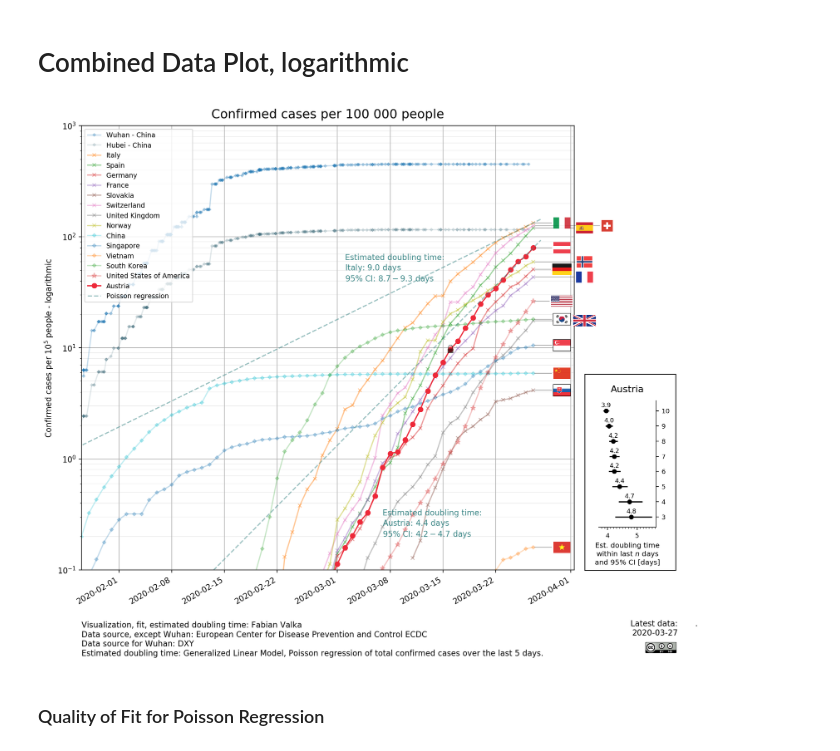
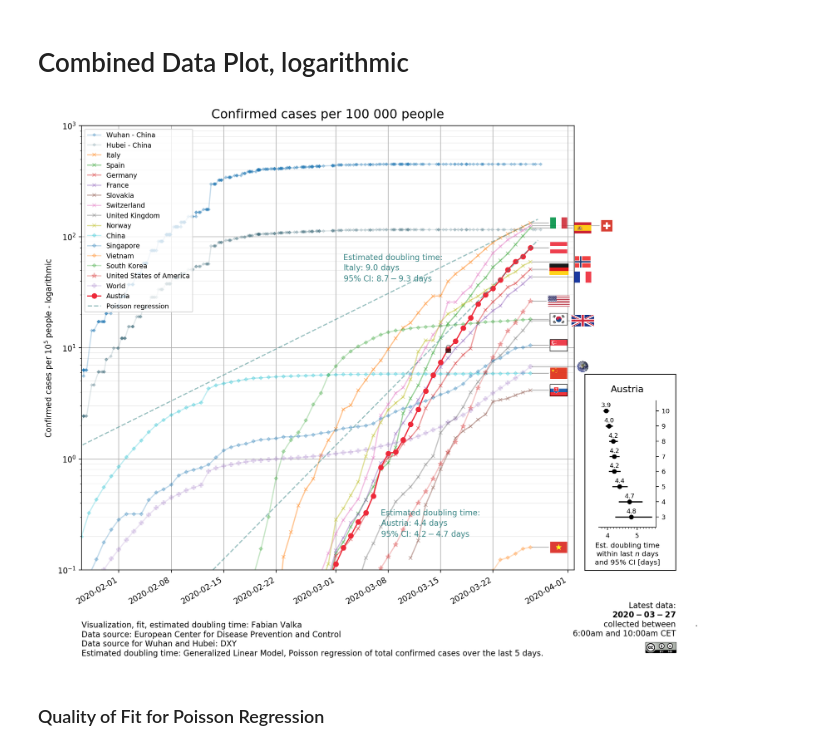
Before and after one commit to fvalka/covid19-austria-visualization, a Jupyter notebook: COVID-19 Daily Situation Report ECDC.ipynb, the cells around one changed output. Saved outputs shown, nothing was run; the diff lists cells and outputs as text; code cells hidden in the pictures.

Commit message:
Added world

```diff
--- a/COVID-19 Daily Situation Report ECDC.ipynb
+++ b/COVID-19 Daily Situation Report ECDC.ipynb
@@ -66,3 +53,6 @@ df_country_code = df.pivot(index='dateRep', columns='countriesAndTerritories', v
+# %%
+df_world = pd.DataFrame({'World': df_total.sum(axis=1)}, df_total.index)
+df_population["World"] = 7.8*10**9
 # %% [markdown]
 ## Loading Data from DXY
 
@@ -157,6 +147,7 @@ def get_per_capita(df, countries):
 get_per_capita(df_total, countries_europe).plot(ax=ax, style="-", alpha=0.45, marker="x", markersize=4.5)
 get_per_capita(df_total, countries_asia).plot(ax=ax, style="-", alpha=0.27, marker="D", markersize=2.9)
 get_per_capita(df_total, countries_americas).plot(ax=ax, style="-", alpha=0.27, marker="*", markersize=7.0)
+plt.plot(df_world.index, df_world['World']/(7.8*10**9)*10**5, "-", marker=r"P", alpha=0.18, markersize=5.0)
 plt.plot(get_per_capita(df_total, ["Austria"]), "o-", color="#ED2939")
 
 # Fit
@@ -184,7 +175,7 @@ ax.annotate(T2_text, xy=(pd.to_datetime("2020-03-02"), 40), color='#3B8686')
 
 # Plot decoration
 legend_names = ["Wuhan - China", "Hubei - China"] + countries_europe + countries_asia + \
-           countries_americas + ["Austria" ,"Poisson regression"]
+           countries_americas + ["World", "Austria" ,"Poisson regression"]
 legend_names = [elem.replace("_", " ") for elem in legend_names]
 plt.legend(legend_names, fontsize=8.5, loc='upper left')
 ax.grid(True)
@@ -231,7 +222,7 @@ y_upper = ax.transData.transform((0, ax.get_ybound()[1]))[1]
 grid_n = 60
 
 base_offset = 3.8
-each_level_offset = 3.0
+each_level_offset = 3.2
 
 grid_depth = 5
 
@@ -240,7 +231,10 @@ flag_height = 32
 flag_pad_x = 0
 
 def add_flag(df, country, short_code, xpos=None, ypos=None, frame=False):
-    arr_img = plt.imread('data/country-flag-icons/images/png/%s.png' % short_code.lower(), format='png')
+    if country == "World":
+        arr_img = plt.imread('earth.png', format='png')
+    else:
+        arr_img = plt.imread('data/country-flag-icons/images/png/%s.png' % short_code.lower(), format='png')
 
     if xpos is None:
         xpos = pd.to_datetime(latest_date)
@@ -285,6 +279,8 @@ flags_with_frame = ["Slovakia", "Singapore", "South_Korea"]
 for country in countries_all:
     add_flag(df_total, country, df_country_code[country][-1],frame=country in flags_with_frame)
 
+add_flag(df_world, "World", "AUT")
+
 def add_lockdown(df, country, date):
     arr_img = plt.imread('lock.png', format='png')
 
@@ -307,40 +303,40 @@ add_lockdown(df_total, "Austria", "2020-03-16")
 #add_lockdown(df_total, "Spain", "2020-03-14")
 # Source and notes
 ax.annotate('Visualization, fit, estimated doubling time: Fabian Valka\n' +
-            'Data source, except Wuhan: European Center for Disease Prevention and Control ECDC\n'
-            'Data source for Wuhan: DXY\n' +
+            'Data source: European Center for Disease Prevention and Control\n'
+            'Data source for Wuhan and Hubei: DXY\n' +
            r'Estimated doubling time: Generalized Linear Model, Poisson regression of total confirmed cases over the last 5 days.',
             (0,0), (0, -65), xycoords='axes fraction', textcoords='offset points', va='top')
 
-ax.annotate('Latest data:\n%s' % latest_date,
-            (1.21,0), (0, -63), xycoords='axes fraction', textcoords='offset points', va='top', horizontalalignment="right")
+ax.annotate('Latest data:\n$\\bf{%s}$\ncollected between\n6:00am and 10:00am CET' % latest_date,
+            (1.206,0), (0, -40), xycoords='axes fraction', textcoords='offset points', va='top', horizontalalignment="right")
 
 # workaround for scaling of plot, since padding and tight layout are missing the box above
 ax.annotate('.',
             (1.25,0), (0, -63), xycoords='axes fraction', textcoords='offset points', va='top', horizontalalignment="right")
 
 # Add licence image
 # Add inset
 arr_img = plt.imread('cc-by-nd.png', format='png')
 
 imagebox = OffsetImage(arr_img, dpi_cor=False)
 imagebox.image.axes = ax
 
 ab = AnnotationBbox(imagebox, (1.174,-0.175),
                     xycoords='axes fraction',
                     boxcoords="offset points",
                     frameon=False
                     )
 
 ax.add_artist(ab)
 
 ax.set_xlim(df_total["Austria"].index[-61], )
 ax.set_ylim(0.1,10**3)
 
 fig.tight_layout()
 fig.savefig('confirmed-cases-per-capita-%s.png' % latest_date, dpi=160)
 # %% [output]
-[figure, old version]
+[figure, new version]
 # %% [markdown]
 ### Quality of Fit for Poisson Regression
 # %%
```
Also changed, not shown: parts of 7 cells of this notebook, 1 other file.
